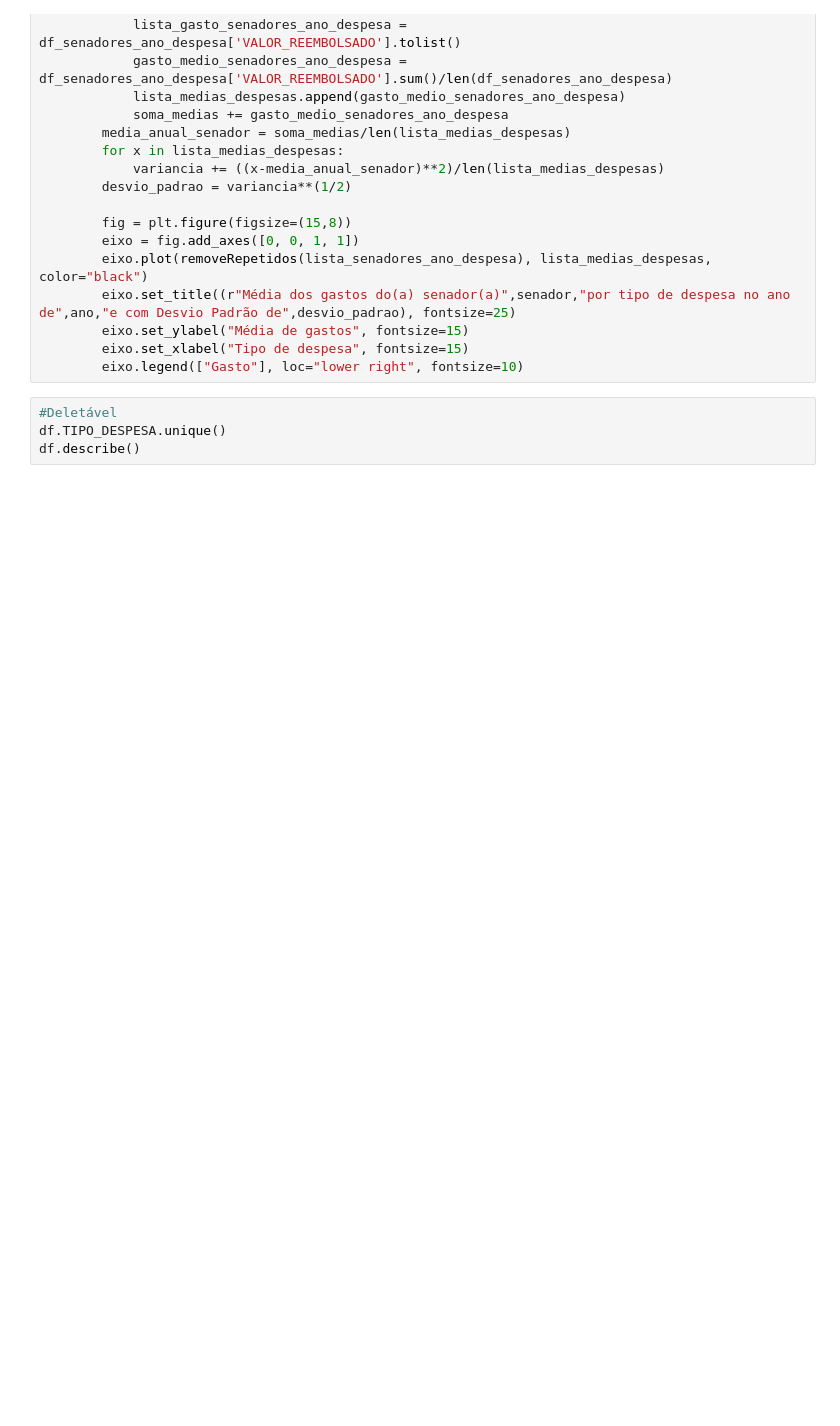
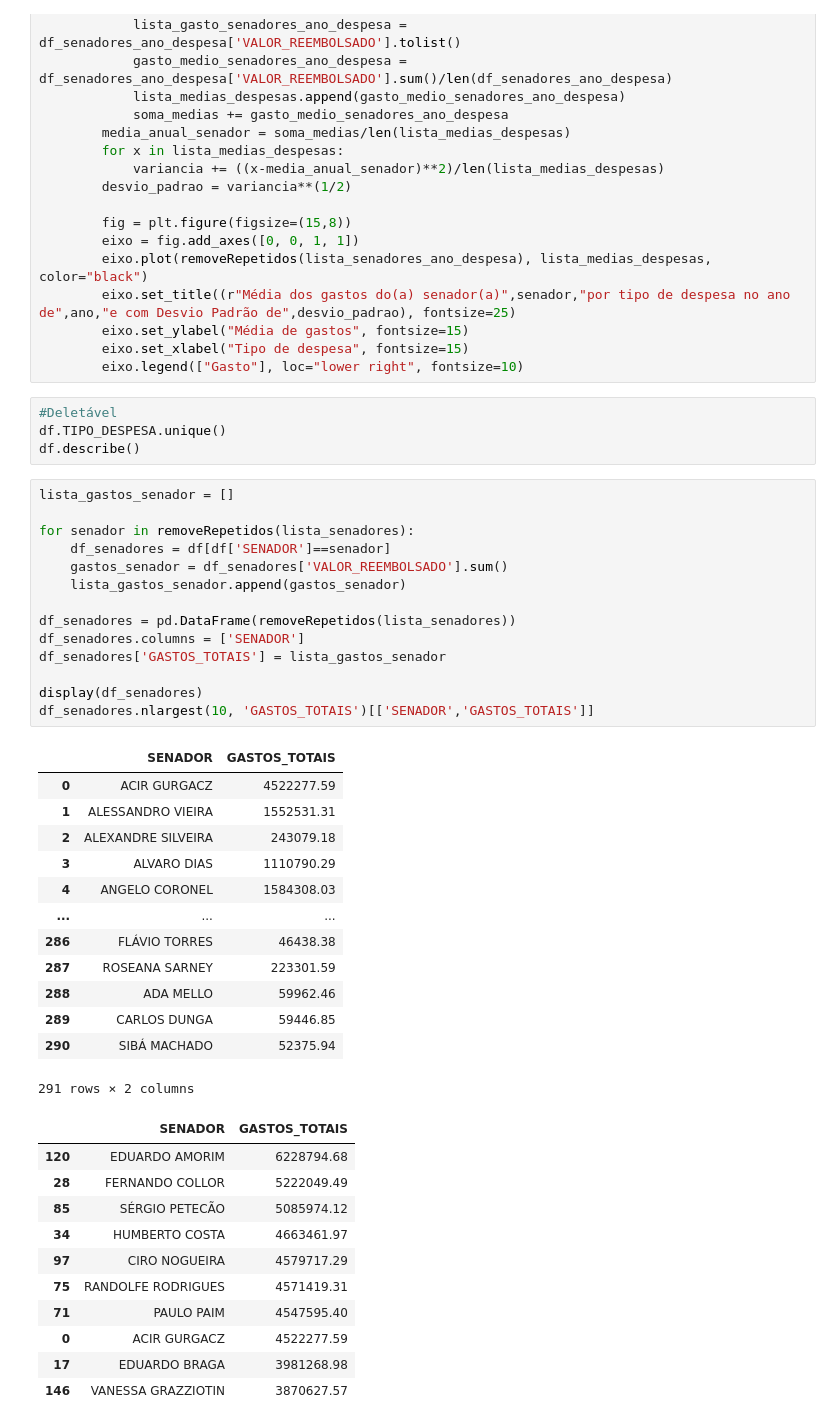
Before and after one commit to VCnavi/trabalhoDespesasSenadores, a Jupyter notebook: Teste.ipynb, the cells around one changed output. Saved outputs shown, nothing was run; the diff lists cells and outputs as text; blank space fills up the shorter version.

```diff
--- a/Teste.ipynb
+++ b/Teste.ipynb
@@ -143,3 +157,42 @@ for ano in removeRepetidos(lista_ano):
 #Deletável
 df.TIPO_DESPESA.unique()
 df.describe()
+# %%
+lista_gastos_senador = []
+
+for senador in removeRepetidos(lista_senadores):
+    df_senadores = df[df['SENADOR']==senador]
+    gastos_senador = df_senadores['VALOR_REEMBOLSADO'].sum()
+    lista_gastos_senador.append(gastos_senador)
+
+df_senadores = pd.DataFrame(removeRepetidos(lista_senadores))
+df_senadores.columns = ['SENADOR']
+df_senadores['GASTOS_TOTAIS'] = lista_gastos_senador
+
+display(df_senadores)
+df_senadores.nlargest(10, 'GASTOS_TOTAIS')[['SENADOR','GASTOS_TOTAIS']]
+# %% [output]
+|  | SENADOR | GASTOS_TOTAIS |
+| 0 | ACIR GURGACZ | 4522277.59 |
+| 1 | ALESSANDRO VIEIRA | 1552531.31 |
+| 2 | ALEXANDRE SILVEIRA | 243079.18 |
+| 3 | ALVARO DIAS | 1110790.29 |
+| 4 | ANGELO CORONEL | 1584308.03 |
+| ... | ... | ... |
+| 286 | FLÁVIO TORRES | 46438.38 |
+| 287 | ROSEANA SARNEY | 223301.59 |
+| 288 | ADA MELLO | 59962.46 |
+| 289 | CARLOS DUNGA | 59446.85 |
+| 290 | SIBÁ MACHADO | 52375.94 |
+291 rows × 2 columns
+|  | SENADOR | GASTOS_TOTAIS |
+| 120 | EDUARDO AMORIM | 6228794.68 |
+| 28 | FERNANDO COLLOR | 5222049.49 |
+| 85 | SÉRGIO PETECÃO | 5085974.12 |
+| 34 | HUMBERTO COSTA | 4663461.97 |
+| 97 | CIRO NOGUEIRA | 4579717.29 |
+| 75 | RANDOLFE RODRIGUES | 4571419.31 |
+| 71 | PAULO PAIM | 4547595.40 |
+| 0 | ACIR GURGACZ | 4522277.59 |
+| 17 | EDUARDO BRAGA | 3981268.98 |
+| 146 | VANESSA GRAZZIOTIN | 3870627.57 |
```
Also changed, not shown: parts of 1 cell of this notebook, 1 other file.
